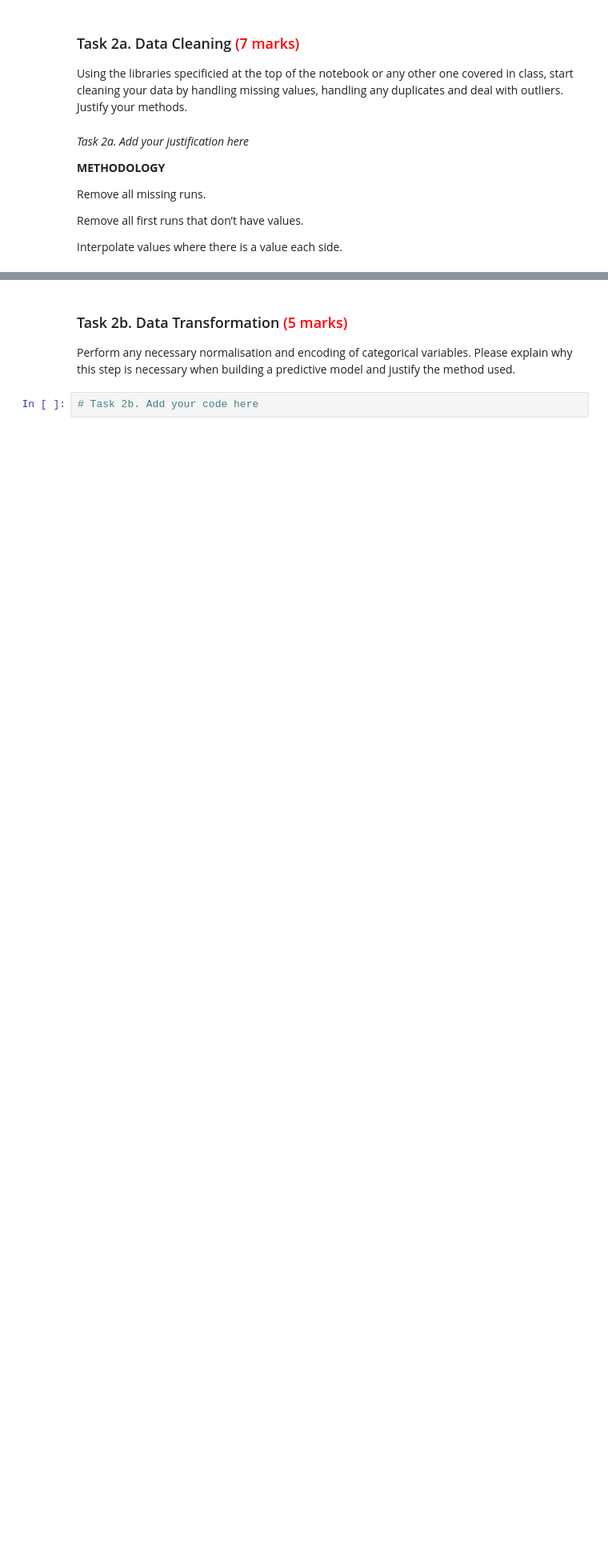
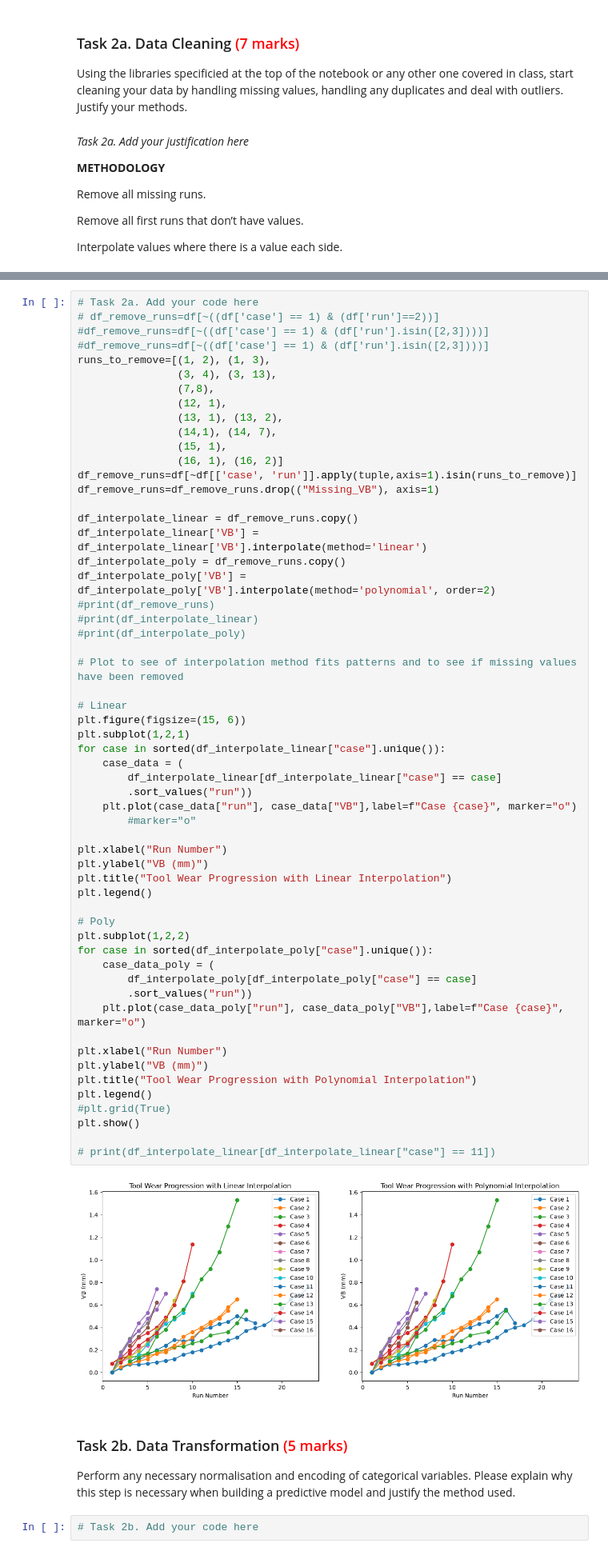
Before and after one commit to samgriff29/20457187CourseworkRepo, a Jupyter notebook: 202627_MMME4125_cw_egysg10_V2.ipynb, the cells around one changed output, grey strips where cells are left out. Shown at 80% size. Cells and saved outputs as stored; diff of their text form; blank space fills up the shorter version.

```diff
--- a/202627_MMME4125_cw_egysg10_V2.ipynb
+++ b/202627_MMME4125_cw_egysg10_V2.ipynb
@@ -513,3 +542,62 @@ hello world
+# %%
+# Task 2a. Add your code here
+# df_remove_runs=df[~((df['case'] == 1) & (df['run']==2))]
+#df_remove_runs=df[~((df['case'] == 1) & (df['run'].isin([2,3])))]
+#df_remove_runs=df[~((df['case'] == 1) & (df['run'].isin([2,3])))]
+runs_to_remove=[(1, 2), (1, 3),
+                (3, 4), (3, 13),
+                (7,8),
+                (12, 1),
+                (13, 1), (13, 2),
+                (14,1), (14, 7),
+                (15, 1),
+                (16, 1), (16, 2)]
+df_remove_runs=df[~df[['case', 'run']].apply(tuple,axis=1).isin(runs_to_remove)]
+df_remove_runs=df_remove_runs.drop(("Missing_VB"), axis=1)
+
+df_interpolate_linear = df_remove_runs.copy()
+df_interpolate_linear['VB'] = df_interpolate_linear['VB'].interpolate(method='linear')
+df_interpolate_poly = df_remove_runs.copy()
+df_interpolate_poly['VB'] = df_interpolate_poly['VB'].interpolate(method='polynomial', order=2)
+#print(df_remove_runs)
+#print(df_interpolate_linear)
+#print(df_interpolate_poly)
+
+# Plot to see of interpolation method fits patterns and to see if missing values have been removed
+
+# Linear
+plt.figure(figsize=(15, 6))
+plt.subplot(1,2,1)
+for case in sorted(df_interpolate_linear["case"].unique()):
+    case_data = (
+        df_interpolate_linear[df_interpolate_linear["case"] == case]
+        .sort_values("run"))
+    plt.plot(case_data["run"], case_data["VB"],label=f"Case {case}", marker="o")
+        #marker="o"
+
+plt.xlabel("Run Number")
+plt.ylabel("VB (mm)")
+plt.title("Tool Wear Progression with Linear Interpolation")
+plt.legend()
+
+# Poly
+plt.subplot(1,2,2)
+for case in sorted(df_interpolate_poly["case"].unique()):
+    case_data_poly = (
+        df_interpolate_poly[df_interpolate_poly["case"] == case]
+        .sort_values("run"))
+    plt.plot(case_data_poly["run"], case_data_poly["VB"],label=f"Case {case}", marker="o")
+
+plt.xlabel("Run Number")
+plt.ylabel("VB (mm)")
+plt.title("Tool Wear Progression with Polynomial Interpolation")
+plt.legend()
+#plt.grid(True)
+plt.show()
+
+# print(df_interpolate_linear[df_interpolate_linear["case"] == 11])
+# %% [output]
+[figure, added]
 # %% [markdown]
 ### Task 2b. Data Transformation <span style="color:red">(5 marks)</span>
 Perform any necessary normalisation and encoding of categorical variables. Please explain why this step is necessary when building a predictive model and justify the method used.
```
Also changed, not shown: parts of 12 cells of this notebook.
